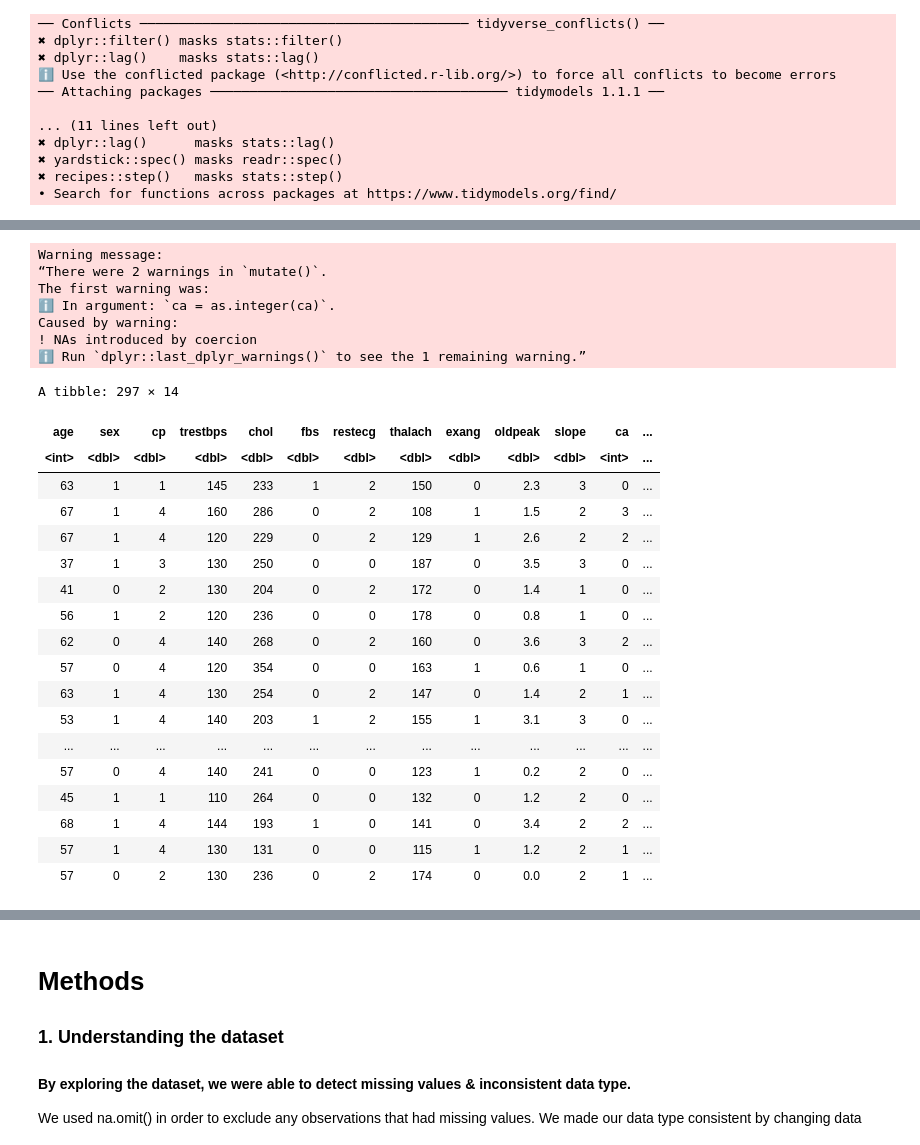
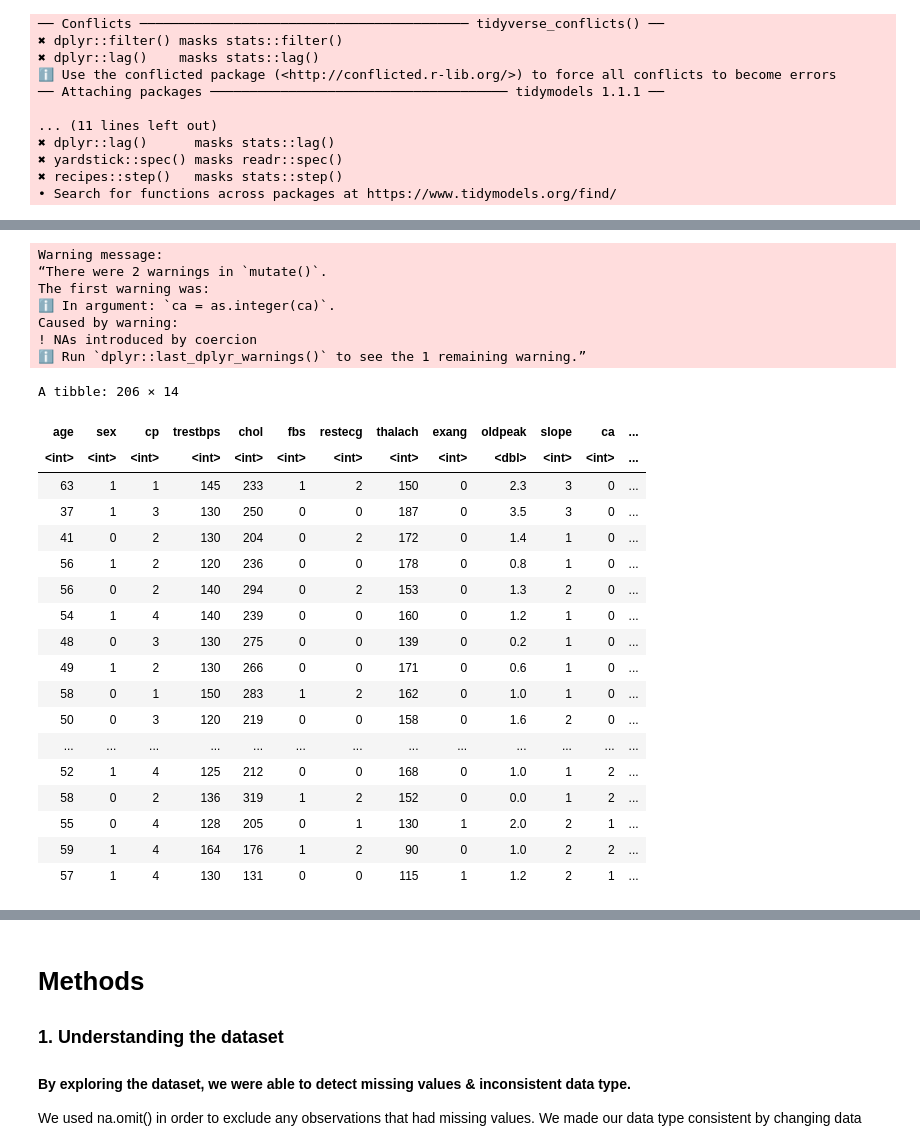
Before and after one commit to mcho04/DSCIproject, a Jupyter notebook: Heart_Disease.ipynb, the cells around one changed output, grey strips where cells are left out. Cells and saved outputs as stored; diff of their text form; code cells hidden in the pictures.

```diff
--- a/Heart_Disease.ipynb
+++ b/Heart_Disease.ipynb
@@ -24,48 +30,52 @@ library(readxl)
 # %%
 set.seed(9999) # set a seed to be consistent
 
 heart_data <- read_excel("data/heart_disease.xlsx") |>
-                        mutate(age = as.integer(age), ca = as.integer(ca), thal = as.integer(thal), num = as.factor(num)) |>
+                        mutate(age = as.integer(age), sex = as.integer(sex),
+                               cp = as.integer(cp), trestbps = as.integer(trestbps),
+                               chol = as.integer(chol), fbs = as.integer(fbs), restecg = as.integer(restecg),
+                               thalach = as.integer(thalach), exang = as.integer(exang),
+                               slope = as.integer(slope), ca = as.integer(ca),
+                               thal = as.integer(thal), num = as.factor(num)) |>
                         na.omit() # Omit any missing values
 
 
-# # Split data (training 70% test 30%)
-# heart_split <- initial_split(heart_data, prop = 0.70, strata = num)
-# heart_train <- training(heart_split)
-# heart_test <- testing(heart_split)
+# Split data (training 70% test 30%)
+heart_split <- initial_split(heart_data, prop = 0.70, strata = num)
+heart_train <- training(heart_split)
+heart_test <- testing(heart_split)
 
-# # Cross-Validation
-# heart_vfold <- vfold_cv(heart_train, v = 5, strata = num)
-# heart_train
-# heart_data
-heart_data
+# Cross-Validation
+heart_vfold <- vfold_cv(heart_train, v = 5, strata = num)
+
+heart_train
 # %% [output]
 Warning message:
 “There were 2 warnings in `mutate()`.
 The first warning was:
 ℹ In argument: `ca = as.integer(ca)`.
 Caused by warning:
 ! NAs introduced by coercion
 ℹ Run `dplyr::last_dplyr_warnings()` to see the 1 remaining warning.”
-A tibble: 297 × 14
+A tibble: 206 × 14
 | age | sex | cp | trestbps | chol | fbs | restecg | thalach | exang | oldpeak | slope | ca | ... |
-| <int> | <dbl> | <dbl> | <dbl> | <dbl> | <dbl> | <dbl> | <dbl> | <dbl> | <dbl> | <dbl> | <int> | ... |
+| <int> | <int> | <int> | <int> | <int> | <int> | <int> | <int> | <int> | <dbl> | <int> | <int> | ... |
 | 63 | 1 | 1 | 145 | 233 | 1 | 2 | 150 | 0 | 2.3 | 3 | 0 | ... |
-| 67 | 1 | 4 | 160 | 286 | 0 | 2 | 108 | 1 | 1.5 | 2 | 3 | ... |
-| 67 | 1 | 4 | 120 | 229 | 0 | 2 | 129 | 1 | 2.6 | 2 | 2 | ... |
 | 37 | 1 | 3 | 130 | 250 | 0 | 0 | 187 | 0 | 3.5 | 3 | 0 | ... |
 | 41 | 0 | 2 | 130 | 204 | 0 | 2 | 172 | 0 | 1.4 | 1 | 0 | ... |
 | 56 | 1 | 2 | 120 | 236 | 0 | 0 | 178 | 0 | 0.8 | 1 | 0 | ... |
-| 62 | 0 | 4 | 140 | 268 | 0 | 2 | 160 | 0 | 3.6 | 3 | 2 | ... |
-| 57 | 0 | 4 | 120 | 354 | 0 | 0 | 163 | 1 | 0.6 | 1 | 0 | ... |
-| 63 | 1 | 4 | 130 | 254 | 0 | 2 | 147 | 0 | 1.4 | 2 | 1 | ... |
-| 53 | 1 | 4 | 140 | 203 | 1 | 2 | 155 | 1 | 3.1 | 3 | 0 | ... |
+| 56 | 0 | 2 | 140 | 294 | 0 | 2 | 153 | 0 | 1.3 | 2 | 0 | ... |
+| 54 | 1 | 4 | 140 | 239 | 0 | 0 | 160 | 0 | 1.2 | 1 | 0 | ... |
+| 48 | 0 | 3 | 130 | 275 | 0 | 0 | 139 | 0 | 0.2 | 1 | 0 | ... |
+| 49 | 1 | 2 | 130 | 266 | 0 | 0 | 171 | 0 | 0.6 | 1 | 0 | ... |
+| 58 | 0 | 1 | 150 | 283 | 1 | 2 | 162 | 0 | 1.0 | 1 | 0 | ... |
+| 50 | 0 | 3 | 120 | 219 | 0 | 0 | 158 | 0 | 1.6 | 2 | 0 | ... |
 | ... | ... | ... | ... | ... | ... | ... | ... | ... | ... | ... | ... | ... |
-| 57 | 0 | 4 | 140 | 241 | 0 | 0 | 123 | 1 | 0.2 | 2 | 0 | ... |
-| 45 | 1 | 1 | 110 | 264 | 0 | 0 | 132 | 0 | 1.2 | 2 | 0 | ... |
-| 68 | 1 | 4 | 144 | 193 | 1 | 0 | 141 | 0 | 3.4 | 2 | 2 | ... |
+| 52 | 1 | 4 | 125 | 212 | 0 | 0 | 168 | 0 | 1.0 | 1 | 2 | ... |
+| 58 | 0 | 2 | 136 | 319 | 1 | 2 | 152 | 0 | 0.0 | 1 | 2 | ... |
+| 55 | 0 | 4 | 128 | 205 | 0 | 1 | 130 | 1 | 2.0 | 2 | 1 | ... |
+| 59 | 1 | 4 | 164 | 176 | 1 | 2 | 90 | 0 | 1.0 | 2 | 2 | ... |
 | 57 | 1 | 4 | 130 | 131 | 0 | 0 | 115 | 1 | 1.2 | 2 | 1 | ... |
-| 57 | 0 | 2 | 130 | 236 | 0 | 2 | 174 | 0 | 0.0 | 2 | 1 | ... |
 # %%
 # KNN Steps
 k_vals <- tibble(neighbors = c(2, 3, 4, 5, 6, 7, 8, 9, 10, 11, 12, 13)) # K-Values you want to test out
```
Also changed, not shown: parts of 2 cells of this notebook.
